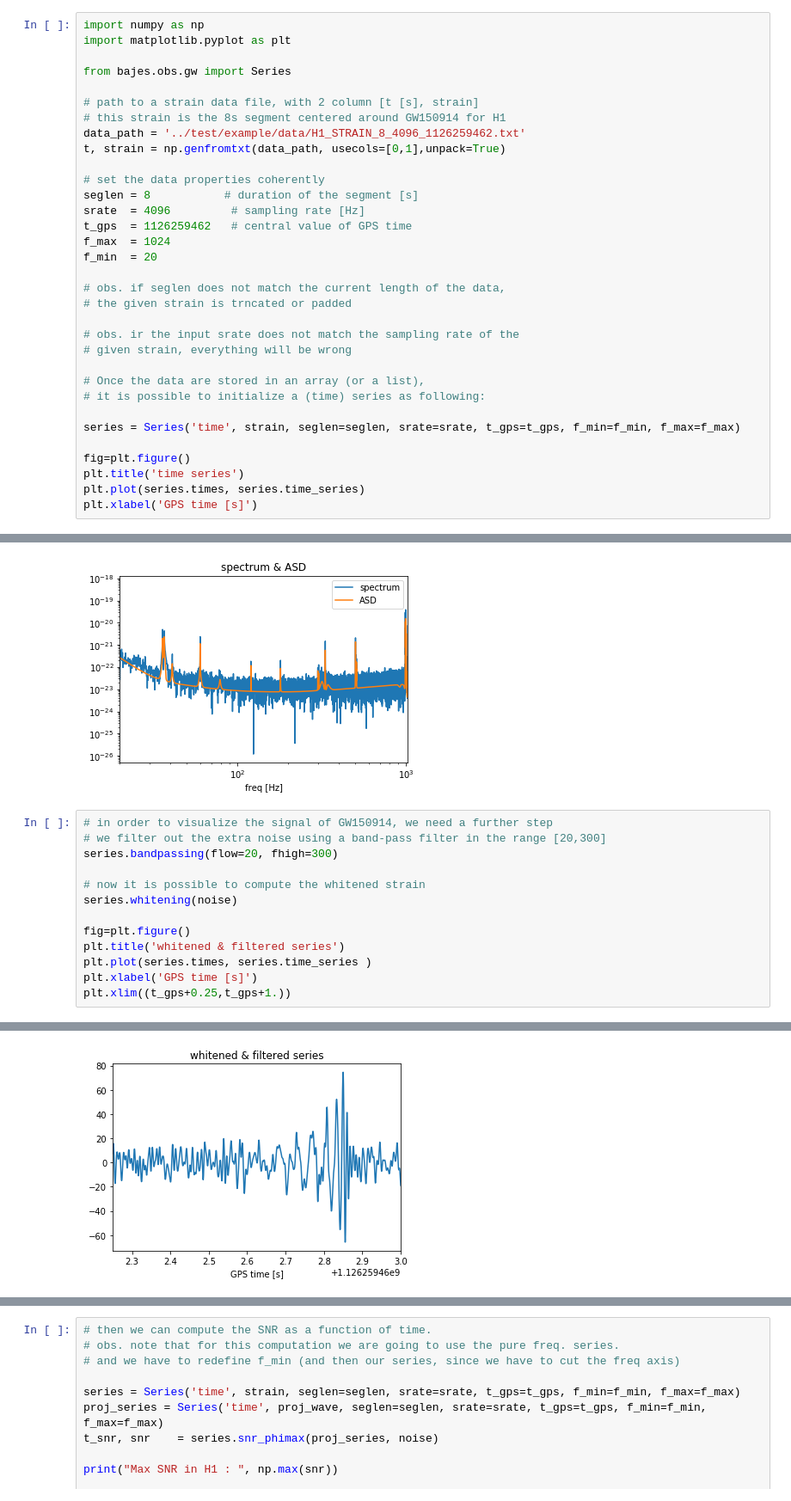
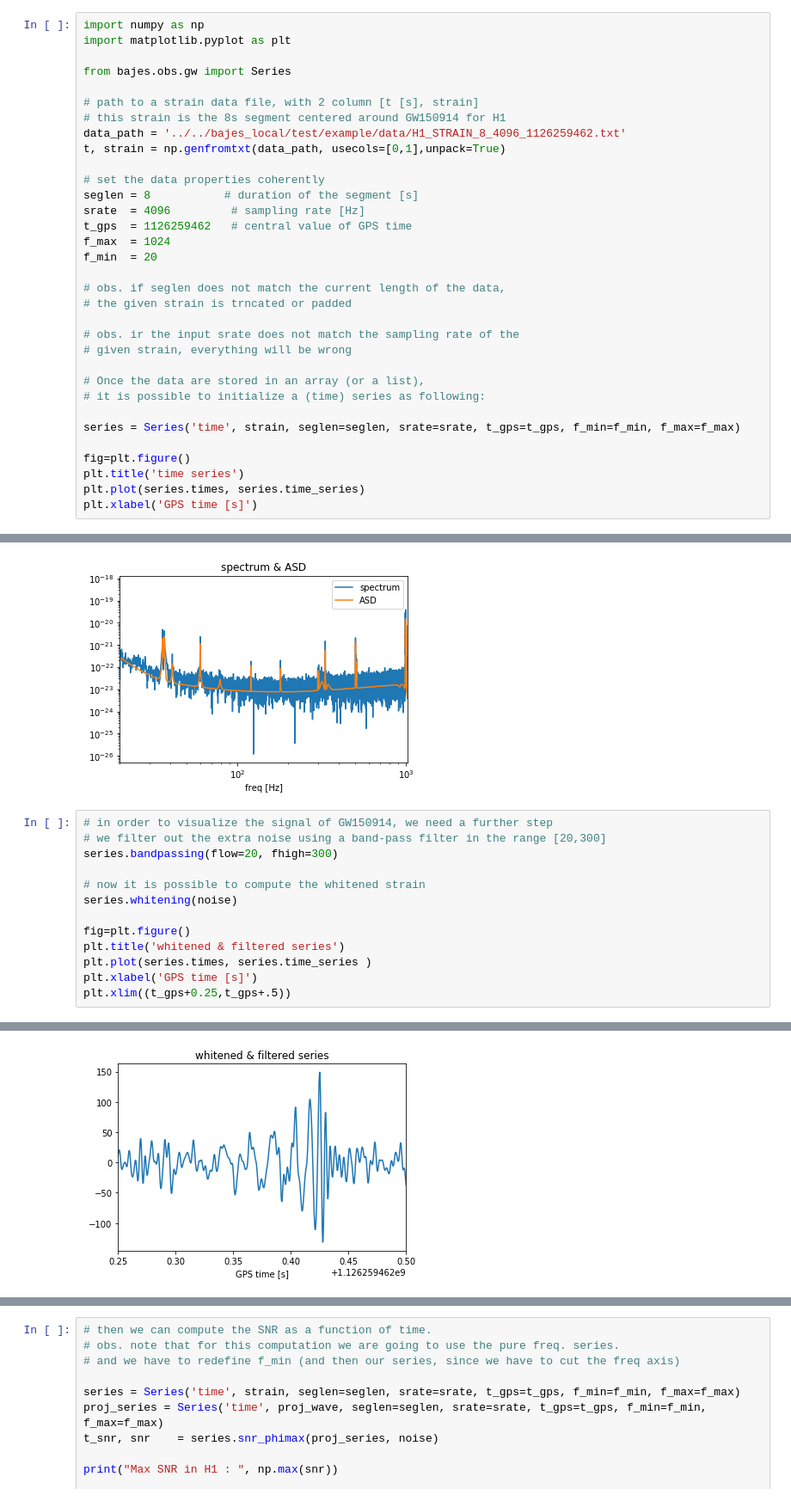
Before and after one commit to matteobreschi/bajes, a Jupyter notebook: docs/gw_tutorial.ipynb, the cells around one changed output, grey strips where cells are left out. Shown at 86% size. Cells and saved outputs as stored; diff of their text form.

```diff
--- a/docs/gw_tutorial.ipynb
+++ b/docs/gw_tutorial.ipynb
@@ -26,7 +26,7 @@ from bajes.obs.gw import Series
 
 # path to a strain data file, with 2 column [t [s], strain]
 # this strain is the 8s segment centered around GW150914 for H1
-data_path = '../test/example/data/H1_STRAIN_8_4096_1126259462.txt'
+data_path = '../../bajes_local/test/example/data/H1_STRAIN_8_4096_1126259462.txt'
 t, strain = np.genfromtxt(data_path, usecols=[0,1],unpack=True)
 
 # set the data properties coherently
@@ -89,5 +89,5 @@ fig=plt.figure()
 plt.title('whitened & filtered series')
 plt.plot(series.times, series.time_series )
 plt.xlabel('GPS time [s]')
-plt.xlim((t_gps+0.25,t_gps+1.))
+plt.xlim((t_gps+0.25,t_gps+.5))
 # %% [output]
@@ -95,4 +95,4 @@ plt.xlim((t_gps+0.25,t_gps+1.))
-[figure, old version]
+[figure, new version]
 # %%
 # now it is possible to compare a waveform model with the observed data,
 # but first we need to inizialize the detector and the waveform model
```
Also changed, not shown: parts of 5 cells of this notebook, 53 other files.
